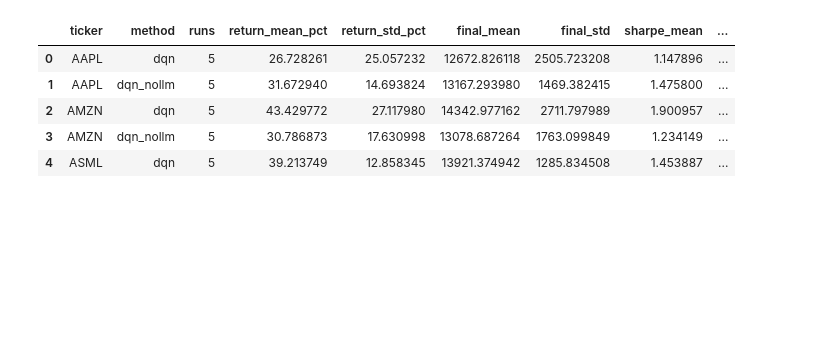
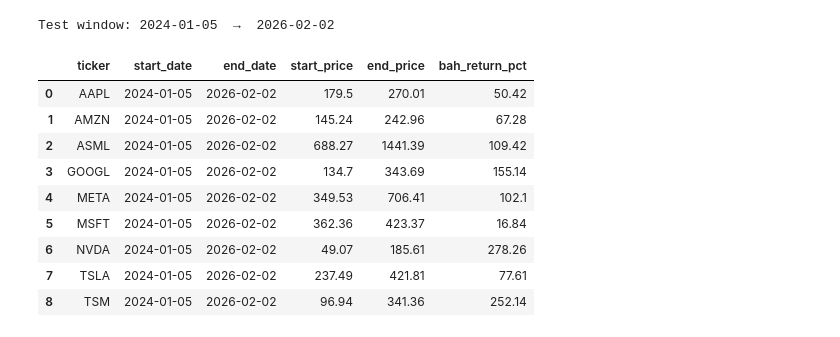
Before and after one commit to afifi-yusuf/IntelliTrade, a Jupyter notebook: backtest_analysis_seeded_weekly_compare.ipynb, the cells around one changed output. Drawn from its saved outputs; the diff is of its cells as text; code cells hidden in the pictures; blank space fills up the shorter version.

```diff
--- a/backtest_analysis_seeded_weekly_compare.ipynb
+++ b/backtest_analysis_seeded_weekly_compare.ipynb
@@ -5,18 +5,49 @@ This notebook summarizes 5 seeded weekly training runs with 10% stop-loss at inf
 # %%
+import os
 import pandas as pd
 import numpy as np
 import matplotlib.pyplot as plt
+import matplotlib.ticker as mticker
 
 summary_path = 'test_results/seeded_weekly_full/seeded_weekly_summary.csv'
-raw_path = 'test_results/seeded_weekly_full/seeded_weekly_runs.csv'
+raw_path     = 'test_results/seeded_weekly_full/seeded_weekly_runs.csv'
 summary = pd.read_csv(summary_path)
-raw = pd.read_csv(raw_path)
-summary.head()
+raw     = pd.read_csv(raw_path)
+
+TICKERS    = sorted(summary['ticker'].unique())
+START_DATE = '2024-01-01'
+
+# ── Buy & Hold: first/last adjusted_close on or after START_DATE ─────────────
+bah = {}
+for t in TICKERS:
+    path = f'data/{t}_weekly_stock_data.csv'
+    if not os.path.exists(path):
+        bah[t] = dict(ret=np.nan, start_date='N/A', end_date='N/A', start_price=np.nan, end_price=np.nan)
+        continue
+    df = pd.read_csv(path, index_col=0, parse_dates=True)
+    df = df[df.index >= START_DATE].sort_index().dropna(subset=['adjusted_close'])
+    p0, p1 = df['adjusted_close'].iloc[0], df['adjusted_close'].iloc[-1]
+    bah[t] = dict(
+        ret=round((p1/p0 - 1)*100, 2),
+        start_date=str(df.index[0].date()),
+        end_date=str(df.index[-1].date()),
+        start_price=round(p0, 2),
+        end_price=round(p1, 2),
+    )
+
+bah_df = pd.DataFrame(bah).T.reset_index().rename(columns={'index': 'ticker'})
+print(f"Test window: {bah_df['start_date'].iloc[0]}  →  {bah_df['end_date'].iloc[0]}")
+bah_df[['ticker','start_date','end_date','start_price','end_price','ret']].rename(columns={'ret':'bah_return_pct'}).round(2)
 # %% [output]
+Test window: 2024-01-05  →  2026-02-02
-|  | ticker | method | runs | return_mean_pct | return_std_pct | final_mean | final_std | sharpe_mean | ... |
-| 0 | AAPL | dqn | 5 | 26.728261 | 25.057232 | 12672.826118 | 2505.723208 | 1.147896 | ... |
-| 1 | AAPL | dqn_nollm | 5 | 31.672940 | 14.693824 | 13167.293980 | 1469.382415 | 1.475800 | ... |
-| 2 | AMZN | dqn | 5 | 43.429772 | 27.117980 | 14342.977162 | 2711.797989 | 1.900957 | ... |
-| 3 | AMZN | dqn_nollm | 5 | 30.786873 | 17.630998 | 13078.687264 | 1763.099849 | 1.234149 | ... |
-| 4 | ASML | dqn | 5 | 39.213749 | 12.858345 | 13921.374942 | 1285.834508 | 1.453887 | ... |
+|  | ticker | start_date | end_date | start_price | end_price | bah_return_pct |
+| 0 | AAPL | 2024-01-05 | 2026-02-02 | 179.5 | 270.01 | 50.42 |
+| 1 | AMZN | 2024-01-05 | 2026-02-02 | 145.24 | 242.96 | 67.28 |
+| 2 | ASML | 2024-01-05 | 2026-02-02 | 688.27 | 1441.39 | 109.42 |
+| 3 | GOOGL | 2024-01-05 | 2026-02-02 | 134.7 | 343.69 | 155.14 |
+| 4 | META | 2024-01-05 | 2026-02-02 | 349.53 | 706.41 | 102.1 |
+| 5 | MSFT | 2024-01-05 | 2026-02-02 | 362.36 | 423.37 | 16.84 |
+| 6 | NVDA | 2024-01-05 | 2026-02-02 | 49.07 | 185.61 | 278.26 |
+| 7 | TSLA | 2024-01-05 | 2026-02-02 | 237.49 | 421.81 | 77.61 |
+| 8 | TSM | 2024-01-05 | 2026-02-02 | 96.94 | 341.36 | 252.14 |
 # %%
```
Also changed, not shown: parts of 5 cells of this notebook.
